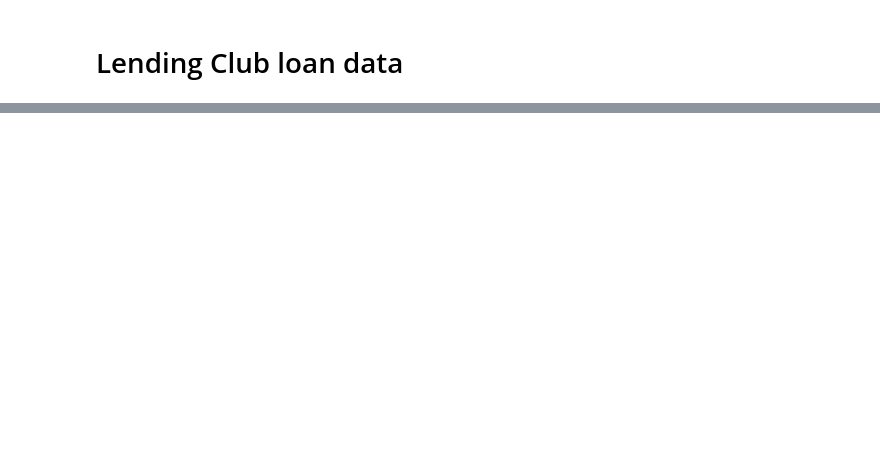
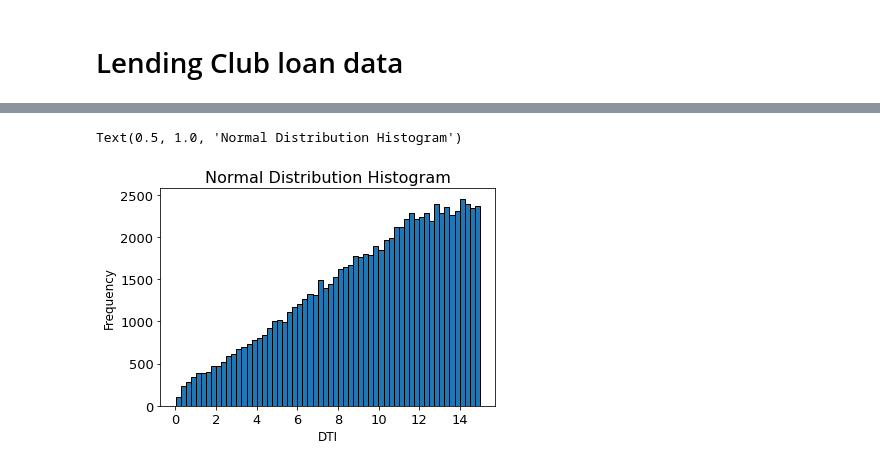
Before and after one commit to CarolinaMejiaMujica/Lending-Club-loan-data, a Jupyter notebook: Lending Club loan data.ipynb, the cells around one changed output, grey strips where cells are left out. Cells and saved outputs as stored; diff of their text form; code cells hidden in the pictures; blank space fills up the shorter version.

Commit message:
visualizacion de datos

```diff
--- a/Lending Club loan data.ipynb
+++ b/Lending Club loan data.ipynb
@@ -44,0 +30,3 @@ loans.head()
+# %%
+loans = pd.read_csv('data_acc_200k.csv', low_memory=True)
+loans.head()
@@ -104,0 +121,3 @@ Name: loan_status, dtype: int64
+# %%
+loans = loans.drop(loans.loc[:, loans.isna().mean().sort_values() > 0.3].columns, axis=1)
+loans.shape
@@ -104,0 +141,12 @@ Name: loan_status, dtype: int64
+# %%
+import matplotlib.pyplot as plt
+var=loans.loc[(loans['dti'] > 0) & (loans['dti'] < 15)]
+plt.hist(var['dti'], bins=60, alpha=1, edgecolor = 'black',  linewidth=1)
+plt.xlabel('DTI',fontsize=12)
+plt.ylabel('Frequency',fontsize=12)
+plt.xticks(fontsize=13)
+plt.yticks(fontsize=13)
+plt.title('Normal Distribution Histogram',fontsize=16)
+# %% [output]
+Text(0.5, 1.0, 'Normal Distribution Histogram')
+[figure, added]
```
Also changed, not shown: parts of 32 cells of this notebook.
